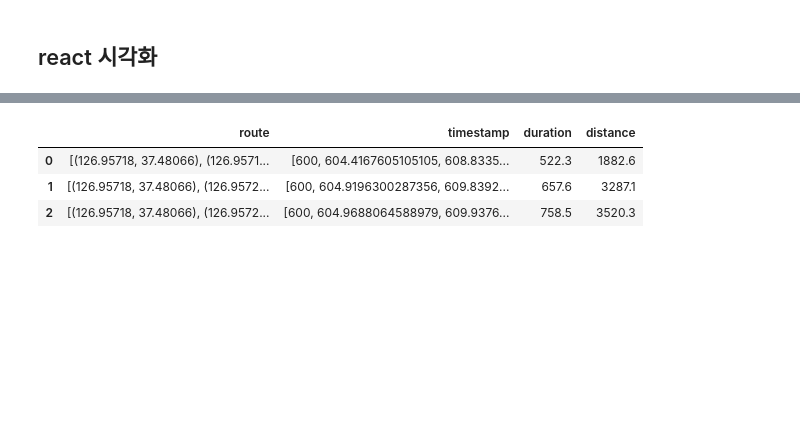
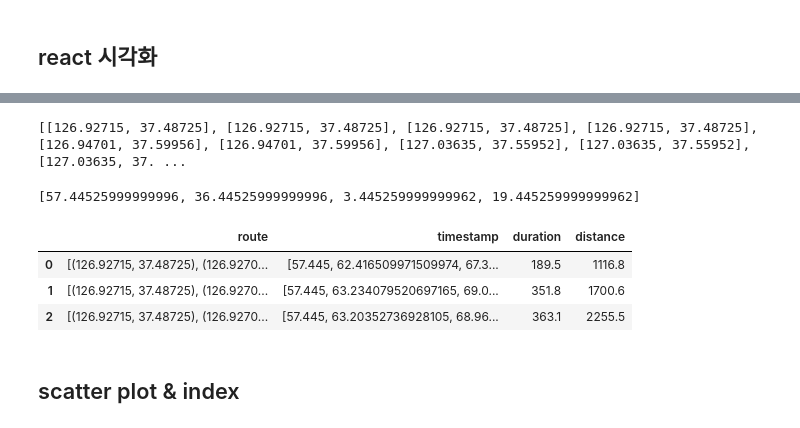
Before and after one commit to doyeonRyu/P-project, a Jupyter notebook: robotNetwork.ipynb, the cells around one changed output, grey strips where cells are left out. Drawn from its saved outputs; the diff is of its cells as text; code cells hidden in the pictures; blank space fills up the shorter version.

```diff
--- a/robotNetwork.ipynb
+++ b/robotNetwork.ipynb
@@ -701,6 +707,5 @@ od_data_for_ortools
 # %%
-# react에 사용할 od_data 생성
-
+# React에 사용할 OD 데이터 생성
 point_lookup = od_data_for_ortools.set_index("point")[["longitude", "latitude"]].to_dict("index")
 
 # Generate OD data for each vehicle
@@ -710,7 +715,11 @@ for _, row in route_data_robot.iterrows():
     route_str = row["Route"]  # 전체 Route 문자열 그대로 저장
     route = list(map(int, row["Route"].split(" -> ")))  # Split route into integers for processing
     origin = route[0]  # 출발지는 route의 첫 번째 값
-    destination = route[-1]  # 도착지는 route의 마지막 값 (항상 0)
+    destination = route[-2]  # 도착지는 route의 마지막 값 (항상 0)
+
+    # 마지막 -> 0을 제거한 route 문자열 생성
+    if route_str.endswith(" -> 0"):
+        route_str = route_str[:-5]  # " -> 0" 문자열 제거
 
     robot_path.append({
         # "Vehicle": vehicle,
@@ -718,7 +727,7 @@ for _, row in route_data_robot.iterrows():
         "O_coord": [od_data_for_ortools.loc[origin, "longitude"], od_data_for_ortools.loc[origin, "latitude"]],
         "D_point": od_data_for_ortools.loc[destination, "point"],
         "D_coord": [od_data_for_ortools.loc[destination, "longitude"], od_data_for_ortools.loc[destination, "latitude"]],
-        "route": route_str  # 전체 Route 문자열
+        "route": route_str  # 마지막 -> 0 제거된 Route 문자열
     })
 
 od_data_for_react = pd.DataFrame(robot_path)
@@ -853,10 +918,27 @@ result_robot
+# %%
+# 모든 행의 route의 마지막 값 추출
+last_points = result_sub_df['route'].apply(lambda r: r[-1])
+
+# 결과 출력
+print(last_points.tolist())
+# %% [output]
+[[126.92715, 37.48725], [126.92715, 37.48725], [126.92715, 37.48725], [126.92715, 37.48725], [126.94701, 37.59956], [126.94701, 37.59956], [127.03635, 37.55952], [127.03635, 37.55952], [127.03635, 37. ...
+# %%
+# 신림동까지 가는 경로 중 가장 늦게 도착하는 시간을 찾기
+# 도착지가 [126.92715, 37.48725]인 행의 마지막 timestamp 값 추출
+destination = [126.92715, 37.48725] # 주민센터 앞 거리 값
+last_timestamps = result_sub_df[result_sub_df['route'].apply(lambda r: r[-1] == destination)]['timestamp'].apply(lambda ts: ts[-1])
+# 결과 출력
+print(last_timestamps.tolist())
+# %% [output]
+[57.44525999999996, 36.44525999999996, 3.445259999999962, 19.445259999999962]
 # %%
 # 트럭이 동사무소로 도착하는 시간에 맞춰 로봇의 출발 시간을 조정
 # 타임스탬프의 시작 시간을 600으로 변경하는 함수
 def adjust_timestamps(data_list):
     for entry in data_list:
         timestamps = entry['timestamp']
-        offset = 600 - timestamps[0]  # 시작 시간을 600으로 변경하기 위한 오프셋 계산
+        offset = 57.445 - timestamps[0]  # 시작 시간을 600으로 변경하기 위한 오프셋 계산
         entry['timestamp'] = [t + offset for t in timestamps]
     return data_list
 
@@ -864,10 +946,12 @@ def adjust_timestamps(data_list):
 # 타임스탬프 업데이트
 updated_result_robot = adjust_timestamps(result_robot)
 # %%
-final_result_robot_df = pd.DataFrame(updated_result_robot)
-final_result_robot_df
+updated_result_robot_df = pd.DataFrame(updated_result_robot)
+updated_result_robot_df
 # %% [output]
 |  | route | timestamp | duration | distance |
-| 0 | [(126.95718, 37.48066), (126.9571... | [600, 604.4167605105105, 608.8335... | 522.3 | 1882.6 |
-| 1 | [(126.95718, 37.48066), (126.9572... | [600, 604.9196300287356, 609.8392... | 657.6 | 3287.1 |
-| 2 | [(126.95718, 37.48066), (126.9572... | [600, 604.9688064588979, 609.9376... | 758.5 | 3520.3 |
+| 0 | [(126.92715, 37.48725), (126.9270... | [57.445, 62.416509971509974, 67.3... | 189.5 | 1116.8 |
+| 1 | [(126.92715, 37.48725), (126.9270... | [57.445, 63.234079520697165, 69.0... | 351.8 | 1700.6 |
+| 2 | [(126.92715, 37.48725), (126.9270... | [57.445, 63.20352736928105, 68.96... | 363.1 | 2255.5 |
+# %% [markdown]
+## scatter plot & index
```
Also changed, not shown: parts of 27 cells of this notebook.
